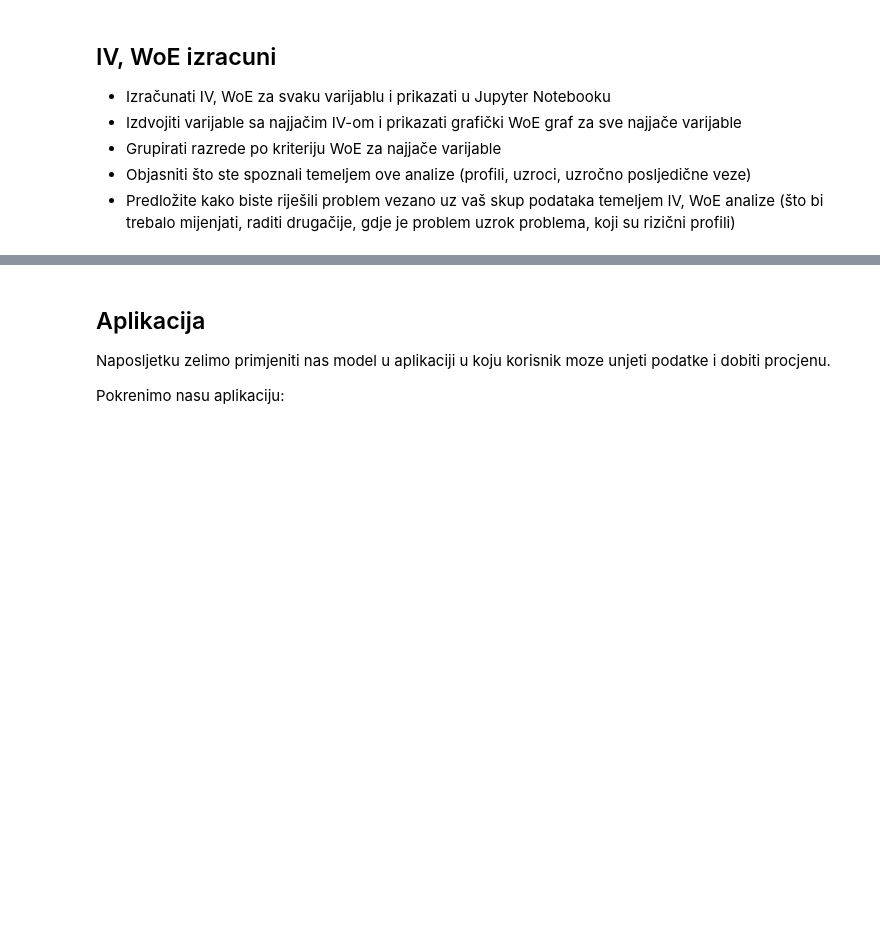
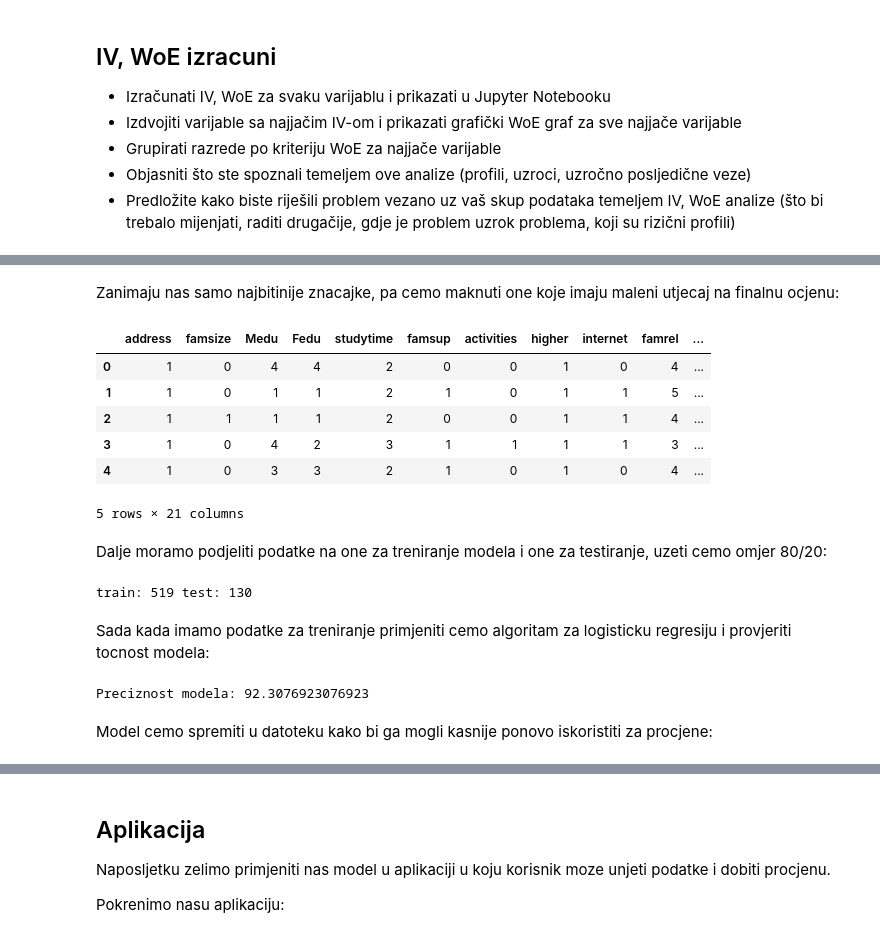
Before and after one commit to frainfreeze/studying, a Jupyter notebook: university/12032-DecisionMakingSuportSystems/project/project.ipynb, the cells around one changed output, grey strips where cells are left out. Drawn from its saved outputs; the diff is of its cells as text; code cells hidden in the pictures; blank space fills up the shorter version.

```diff
--- a/university/12032-DecisionMakingSuportSystems/project/project.ipynb
+++ b/university/12032-DecisionMakingSuportSystems/project/project.ipynb
@@ -310,0 +345,41 @@ imaju nesto visu zavrsnu ocjenu.
+# %% [markdown]
+Zanimaju nas samo najbitinije znacajke, pa cemo maknuti one koje imaju maleni utjecaj na finalnu ocjenu:
+# %%
+df_d=df_d.drop(['G3','failures','school','Dalc','Walc','Mjob_at_home','reason_other','sex','traveltime','freetime','age', 'health','reason_course', 'absences', 'romantic', 'goout', 'nursery', 'Pstatus', 'guardian_mother', 'Fjob_other', 'Fjob_at_home', 'Fjob_services', 'paid', 'Mjob_other', 'schoolsup', 'guardian_other'],axis=1)
+df_d.head()
+# %% [output]
+|  | address | famsize | Medu | Fedu | studytime | famsup | activities | higher | internet | famrel | ... |
+| 0 | 1 | 0 | 4 | 4 | 2 | 0 | 0 | 1 | 0 | 4 | ... |
+| 1 | 1 | 0 | 1 | 1 | 2 | 1 | 0 | 1 | 1 | 5 | ... |
+| 2 | 1 | 1 | 1 | 1 | 2 | 0 | 0 | 1 | 1 | 4 | ... |
+| 3 | 1 | 0 | 4 | 2 | 3 | 1 | 1 | 1 | 1 | 3 | ... |
+| 4 | 1 | 0 | 3 | 3 | 2 | 1 | 0 | 1 | 0 | 4 | ... |
+5 rows × 21 columns
+# %% [markdown]
+Dalje moramo podjeliti podatke na one za treniranje modela i one za testiranje, uzeti cemo omjer 80/20:
+# %%
+from sklearn.model_selection import train_test_split
+
+y=df_d.ciljna
+x=df_d.drop('ciljna',axis=1)
+
+x_train, x_test, y_train, y_test = train_test_split(x,y, test_size=0.2, random_state=42)
+print("train:",len(x_train),"test:",len(x_test))
+# %% [output]
+train: 519 test: 130
+# %% [markdown]
+Sada kada imamo podatke za treniranje primjeniti cemo algoritam za logisticku regresiju i provjeriti tocnost modela:
+# %%
+from sklearn.linear_model import LogisticRegression
+from sklearn.metrics import confusion_matrix
+from sklearn.metrics import accuracy_score
+
+lr = LogisticRegression()
+lr.fit(x_train, y_train)
+predictions = lr.predict(x_test)
+cm = confusion_matrix(y_test, predictions)
+print("Preciznost modela:", accuracy_score(y_test,predictions)*100)
+# %% [output]
+Preciznost modela: 92.3076923076923
+# %% [markdown]
+Model cemo spremiti u datoteku kako bi ga mogli kasnije ponovo iskoristiti za procjene:
```
Also changed, not shown: parts of 20 cells of this notebook, 1 other file.
